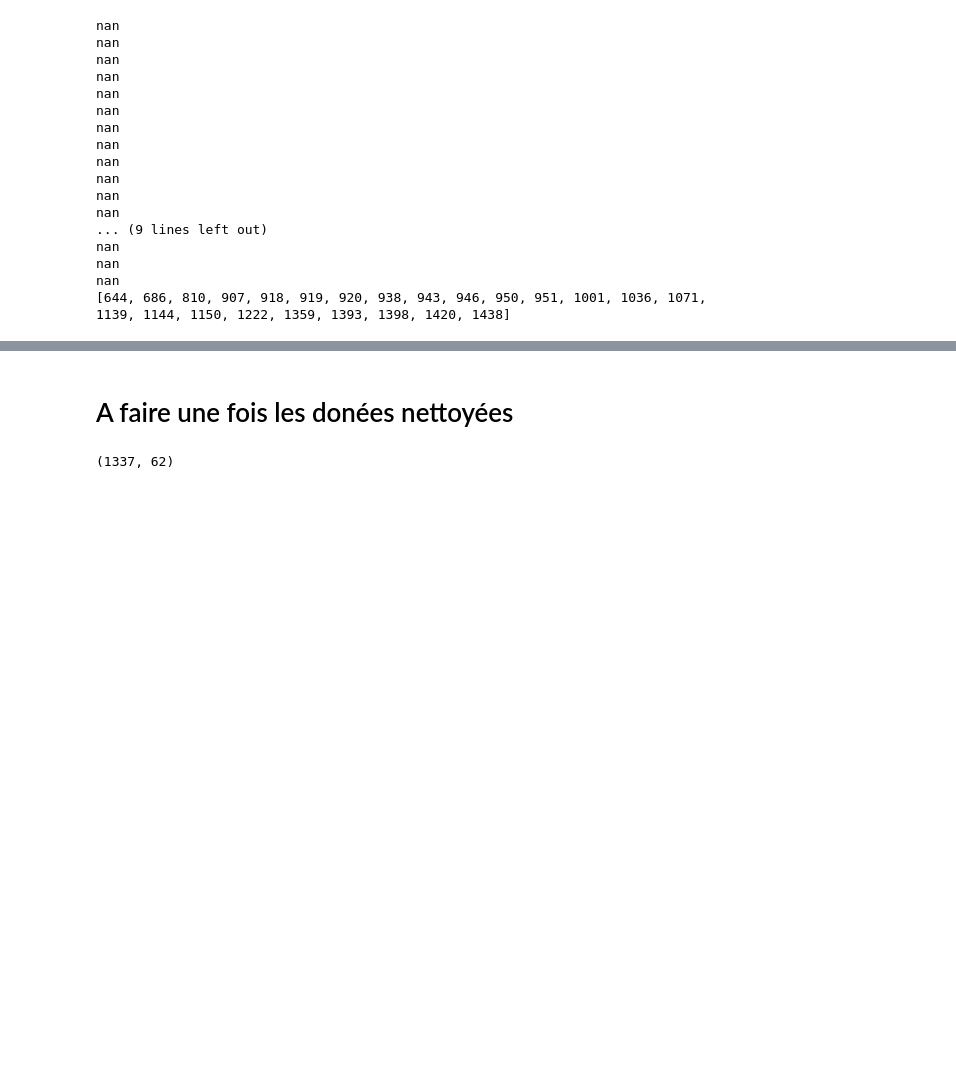
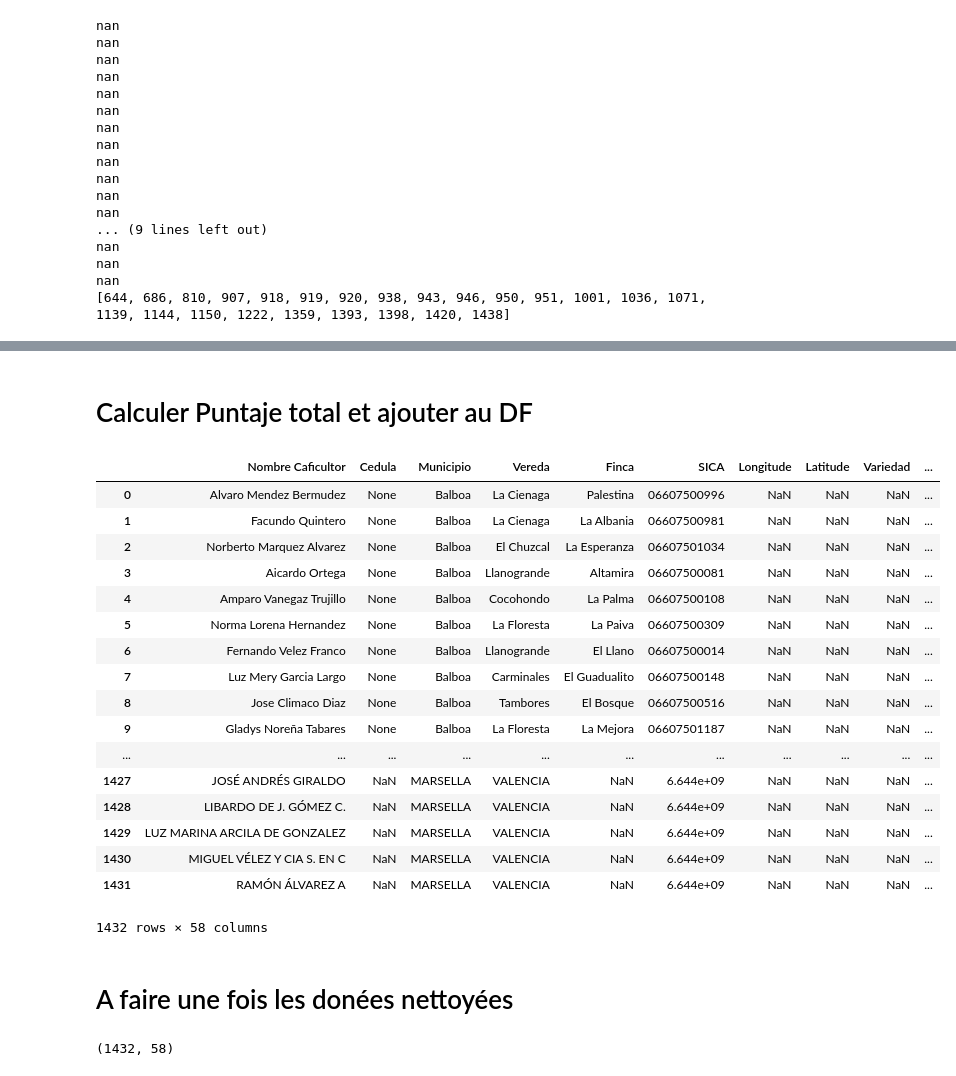
Before and after one commit to ThibaultSchowing/Bachelor_Thesis_2017_Sources, a Jupyter notebook: Notebook/data_taza_merge/Merger for taza data.ipynb, the cells around one changed output, grey strips where cells are left out. Saved outputs shown, nothing was run; the diff lists cells and outputs as text; code cells hidden in the pictures; blank space fills up the shorter version.

```diff
--- a/Notebook/data_taza_merge/Merger for taza data.ipynb
+++ b/Notebook/data_taza_merge/Merger for taza data.ipynb
@@ -2,9 +2,9 @@
 # -*- coding: utf-8 -*-
 import pandas as pd
 
-dfPDF = pd.DataFrame.from_csv('./TazaDatosFromPDF.csv', sep=',', encoding='utf-8', index_col=0)
+dfPDF = pd.DataFrame.from_csv('./data/TazaDatosFromPDF.csv', sep=',', encoding='utf-8', index_col=0)
 
-dfXLSX = pd.DataFrame.from_csv('./TazaDatosFromXlsx.csv', sep=',', encoding='utf-8', index_col=0)
+dfXLSX = pd.DataFrame.from_csv('./data/TazaDatosFromXlsx.csv', sep=',', encoding='utf-8', index_col=0)
 
 
 dfPDF.columns
@@ -342,9 +422,48 @@ ValueError: labels [ 644  686  810  907  918  919  920  938  943  946  950  951
+# %% [markdown]
+# Calculer Puntaje total et ajouter au DF
+# %%
+newColNames = ['Nombre Caficultor', 'Cedula', 'Municipio', 'Vereda', 'Finca', 'SICA','Longitude','Latitude','Variedad', 'Fecha Recpt', 'Fecha Analysis',
+         'Malla 17-18','Malla 14-16','Malla <13',
+         'Negros y vinagres', 'Broca', 'Broca de punto', 'Veteado', 'Mordido', 'Inmaduro', 'Flojo',
+         'Sobresecado', 'Arrugado', 'Aplastado', 'Cristalizado', 'Reposado', 'Granizo', 'Conchas',
+         'Partido', 'Ambar', 'Defectos totales', 'Quaker (Nb Granos)', 'Fluorescentes (Nb Granos)',
+         'Pergamino', 'Almendra','AlmendraTotal', 'AlmendraSana', 'UV', 'Olor', 'Humedad (%)', 'Merma (%)', 'Factor de Rendimiento',
+         'Aroma-Fragancia', 'Acidez', 'Cuerpo', 'Sabor', 'Sabor residual', 'Dulzor', 'Uniformidad', 'Balance',
+         'Taza limpia', 'Puntaje catador', 'Puntaje Total', 'Taza 1', 'Taza 2', 'Taza 3', 'Taza 4', 'Taza 5']
+
+
+
+dfCafeFinal['Puntaje Total'] = pd.to_numeric(dfCafeFinal['Puntaje catador']) + pd.to_numeric(dfCafeFinal['Taza limpia']) + pd.to_numeric(dfCafeFinal['Balance']) \
++ pd.to_numeric(dfCafeFinal['Uniformidad']) + pd.to_numeric(dfCafeFinal['Dulzor']) + pd.to_numeric(dfCafeFinal['Sabor residual']) + pd.to_numeric(dfCafeFinal['Sabor']) \
++ pd.to_numeric(dfCafeFinal['Cuerpo']) + pd.to_numeric(dfCafeFinal['Acidez']) + pd.to_numeric(dfCafeFinal['Aroma-Fragancia'])
+dfCafeFinal = dfCafeFinal[newColNames]
+
+dfCafeFinal
+# %% [output]
+|  | Nombre Caficultor | Cedula | Municipio | Vereda | Finca | SICA | Longitude | Latitude | Variedad | ... |
+| 0 | Alvaro Mendez Bermudez | None | Balboa | La Cienaga | Palestina | 06607500996 | NaN | NaN | NaN | ... |
+| 1 | Facundo Quintero | None | Balboa | La Cienaga | La Albania | 06607500981 | NaN | NaN | NaN | ... |
+| 2 | Norberto Marquez Alvarez | None | Balboa | El Chuzcal | La Esperanza | 06607501034 | NaN | NaN | NaN | ... |
+| 3 | Aicardo Ortega | None | Balboa | Llanogrande | Altamira | 06607500081 | NaN | NaN | NaN | ... |
+| 4 | Amparo Vanegaz Trujillo | None | Balboa | Cocohondo | La Palma | 06607500108 | NaN | NaN | NaN | ... |
+| 5 | Norma Lorena Hernandez | None | Balboa | La Floresta | La Paiva | 06607500309 | NaN | NaN | NaN | ... |
+| 6 | Fernando Velez Franco | None | Balboa | Llanogrande | El Llano | 06607500014 | NaN | NaN | NaN | ... |
+| 7 | Luz Mery Garcia Largo | None | Balboa | Carminales | El Guadualito | 06607500148 | NaN | NaN | NaN | ... |
+| 8 | Jose Climaco Diaz | None | Balboa | Tambores | El Bosque | 06607500516 | NaN | NaN | NaN | ... |
+| 9 | Gladys Noreña Tabares | None | Balboa | La Floresta | La Mejora | 06607501187 | NaN | NaN | NaN | ... |
+| ... | ... | ... | ... | ... | ... | ... | ... | ... | ... | ... |
+| 1427 | JOSÉ ANDRÉS GIRALDO | NaN | MARSELLA | VALENCIA | NaN | 6.644e+09 | NaN | NaN | NaN | ... |
+| 1428 | LIBARDO DE J. GÓMEZ C. | NaN | MARSELLA | VALENCIA | NaN | 6.644e+09 | NaN | NaN | NaN | ... |
+| 1429 | LUZ MARINA ARCILA DE GONZALEZ | NaN | MARSELLA | VALENCIA | NaN | 6.644e+09 | NaN | NaN | NaN | ... |
+| 1430 | MIGUEL VÉLEZ Y CIA S. EN C | NaN | MARSELLA | VALENCIA | NaN | 6.644e+09 | NaN | NaN | NaN | ... |
+| 1431 | RAMÓN ÁLVAREZ A | NaN | MARSELLA | VALENCIA | NaN | 6.644e+09 | NaN | NaN | NaN | ... |
+1432 rows × 58 columns
 # %% [markdown]
 # A faire une fois les donées nettoyées
 # %%
-print dfCafe.shape
-dfCafe = dfCafe.reset_index(drop=True)
+print dfCafeFinal.shape
+dfCafeFinal = dfCafeFinal.reset_index(drop=True)
 # %% [output]
-(1337, 62)
+(1432, 58)
 # %%
 # -*- coding: utf-8 -*-
```
Also changed, not shown: parts of 8 cells of this notebook, 10 other files.
